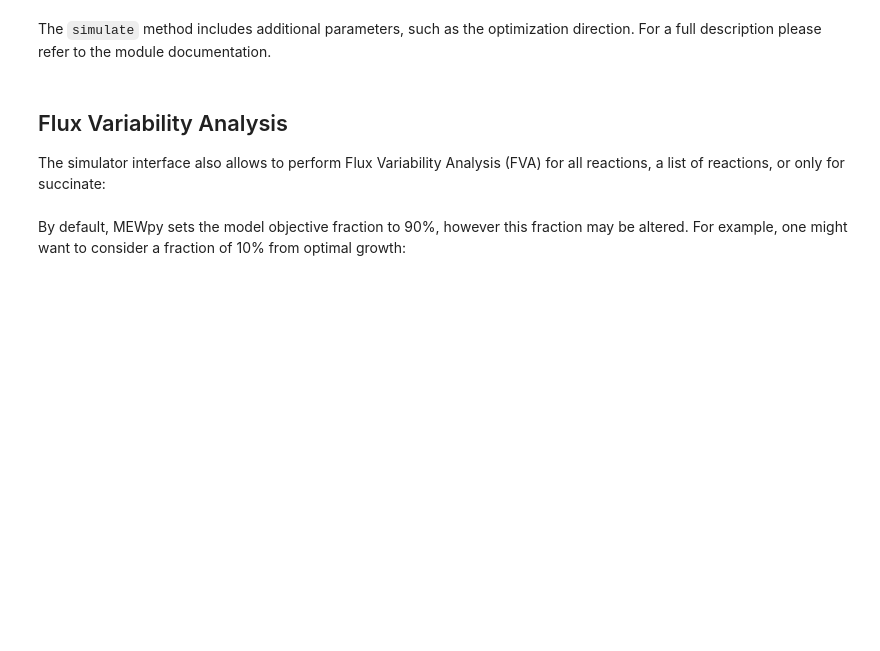
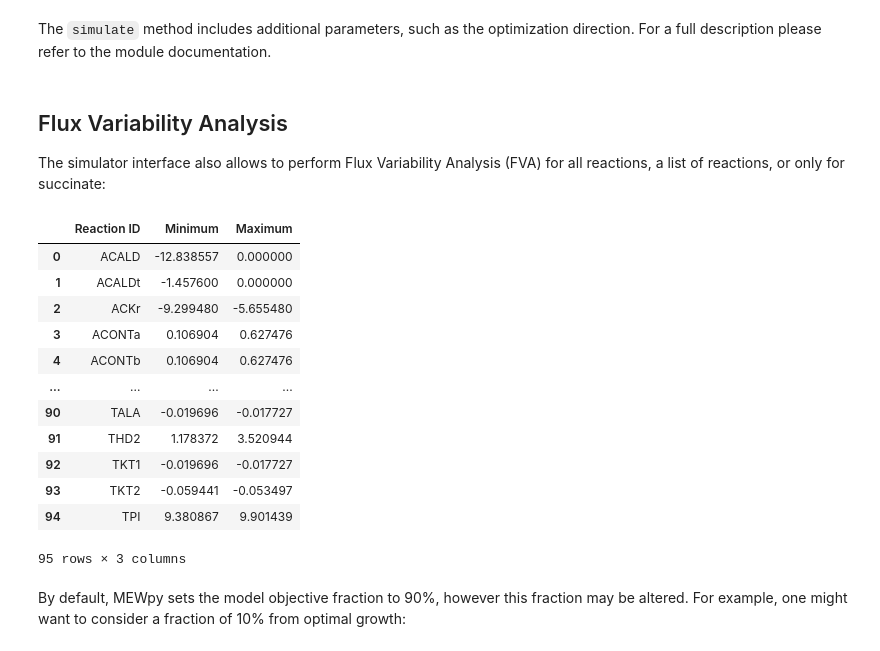
Before and after one commit to BioSystemsUM/s2m2, a Jupyter notebook: mewpy_tutorial/s2m2 - hands-on mewpy - exercise 8.ipynb, the cells around one changed output. Cells and saved outputs as stored; diff of their text form; code cells hidden in the pictures; blank space fills up the shorter version.

```diff
--- a/mewpy_tutorial/s2m2 - hands-on mewpy - exercise 8.ipynb
+++ b/mewpy_tutorial/s2m2 - hands-on mewpy - exercise 8.ipynb
@@ -168,7 +342,21 @@ The `simulate` method includes additional parameters, such as the optimization d
 The simulator interface also allows to perform Flux Variability Analysis (FVA) for all reactions, a list of reactions, or only for succinate:
 # %%
 # returns a dictionary
-simul.FVA(format='df')
+simul.FVA(format='df',constraints=constraints)
+# %% [output]
+|  | Reaction ID | Minimum | Maximum |
+| 0 | ACALD | -12.838557 | 0.000000 |
+| 1 | ACALDt | -1.457600 | 0.000000 |
+| 2 | ACKr | -9.299480 | -5.655480 |
+| 3 | ACONTa | 0.106904 | 0.627476 |
+| 4 | ACONTb | 0.106904 | 0.627476 |
+| ... | ... | ... | ... |
+| 90 | TALA | -0.019696 | -0.017727 |
+| 91 | THD2 | 1.178372 | 3.520944 |
+| 92 | TKT1 | -0.019696 | -0.017727 |
+| 93 | TKT2 | -0.059441 | -0.053497 |
+| 94 | TPI | 9.380867 | 9.901439 |
+95 rows × 3 columns
 # %%
 # or a data frame
 simul.FVA('EX_succ_e',format='df')
```
Also changed, not shown: parts of 27 cells of this notebook, 13 other files.
